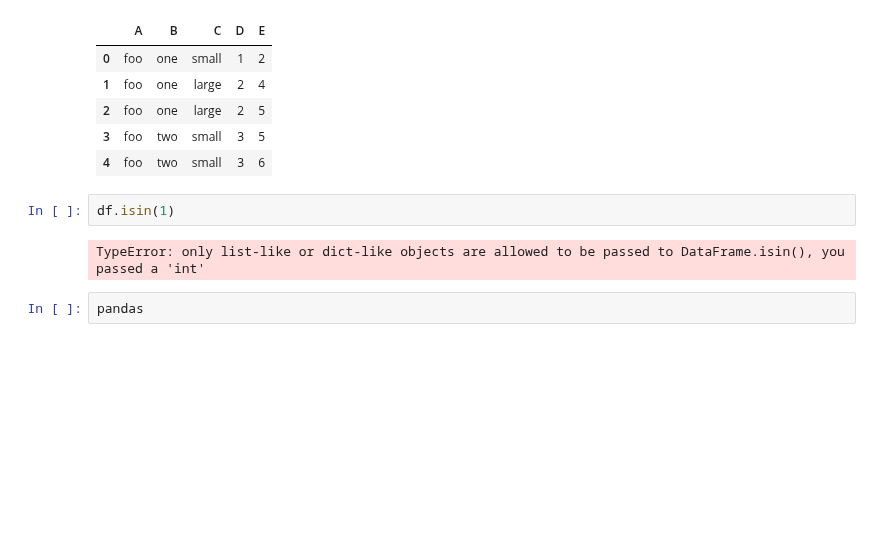
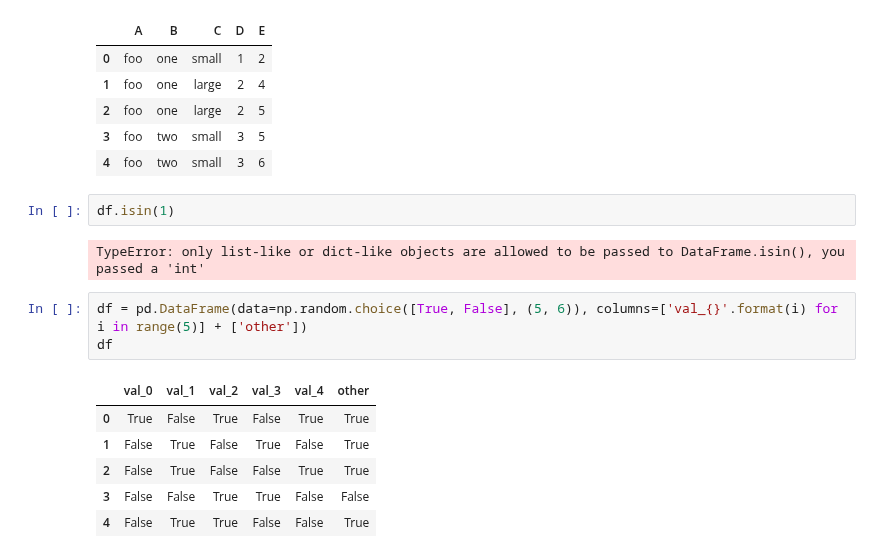
Before and after one commit to SpIIIII/jupyter-repo, a Jupyter notebook: All kind of tests.ipynb, the cells around one changed output. Saved outputs shown, nothing was run; the diff lists cells and outputs as text; blank space fills up the shorter version.

```diff
--- a/All kind of tests.ipynb
+++ b/All kind of tests.ipynb
@@ -1714,5 +1719,13 @@ df.iloc[list(df['A']=='foo')]
 df.isin(1)
 # %% [output]
 TypeError: only list-like or dict-like objects are allowed to be passed to DataFrame.isin(), you passed a 'int'
-# %%
-pandas
+# %%
+df = pd.DataFrame(data=np.random.choice([True, False], (5, 6)), columns=['val_{}'.format(i) for i in range(5)] + ['other'])
+df
+# %% [output]
+|  | val_0 | val_1 | val_2 | val_3 | val_4 | other |
+| 0 | True | False | True | False | True | True |
+| 1 | False | True | False | True | False | True |
+| 2 | False | True | False | False | True | True |
+| 3 | False | False | True | True | False | False |
+| 4 | False | True | True | False | False | True |
```
Also changed, not shown: parts of 6 cells of this notebook, 2 other files.
